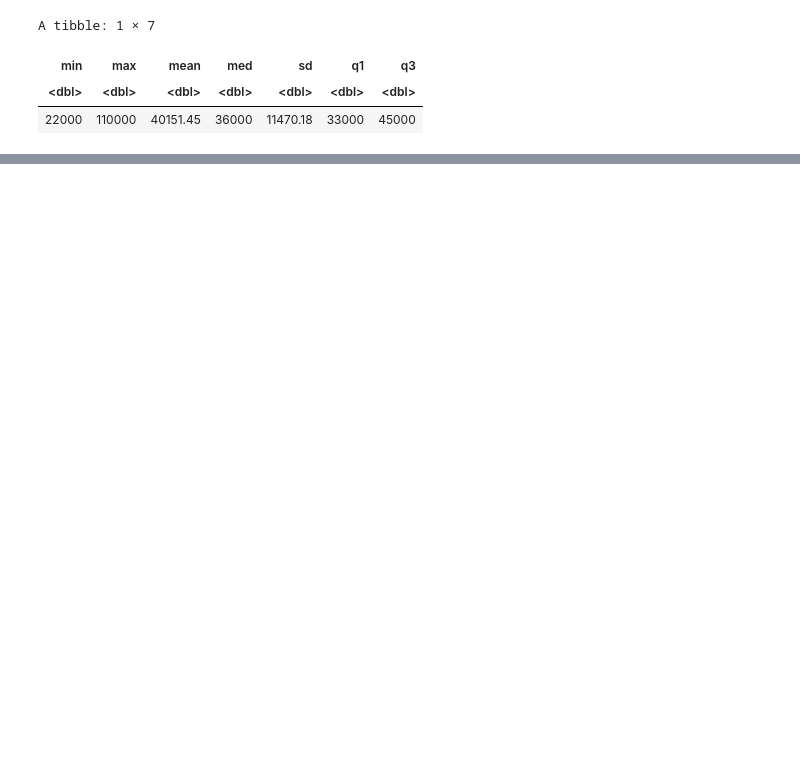
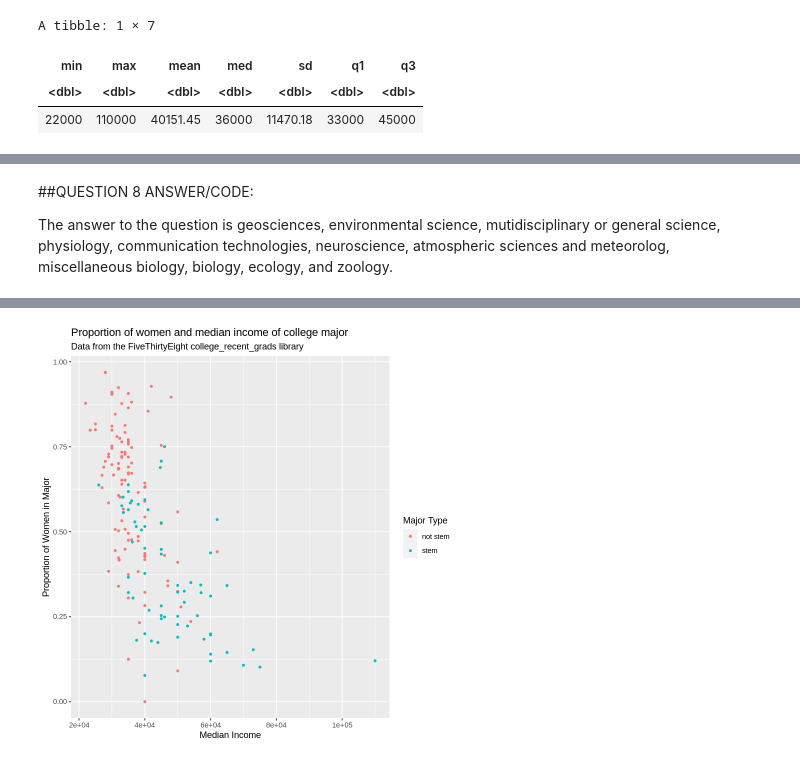
Before and after one commit to KyleSprague/DCS_210, a Jupyter notebook: Project_3.ipynb, the cells around one changed output, grey strips where cells are left out. Saved outputs shown, nothing was run; the diff lists cells and outputs as text; code cells hidden in the pictures; blank space fills up the shorter version.

```diff
--- a/Project_3.ipynb
+++ b/Project_3.ipynb
@@ -200,0 +272,10 @@ min	max	mean	med	sd	q1	q3
+# %%
+stem_categories <- c("Biology & Life Science",
+  "Computers & Mathematics",
+  "Engineering",
+  "Physical Sciences")
+# %%
+college_recent_grads <- college_recent_grads %>%
+  mutate(major_type = ifelse(major_category %in% stem_categories, "stem", "not stem"))
+
+college_recent_grads
@@ -200,0 +345,14 @@ min	max	mean	med	sd	q1	q3
+# %% [markdown]
+##QUESTION 8 ANSWER/CODE:
+
+The answer to the question is geosciences, environmental science, mutidisciplinary or general science, physiology, communication technologies, neuroscience, atmospheric sciences and meteorolog, miscellaneous biology, biology, ecology, and zoology.
+# %%
+ggplot(data = college_recent_grads,
+       mapping = aes(x = median, y = sharewomen,
+                     colour = major_type)) +
+  geom_point(size = 1) +
+  labs(title = "Proportion of women and median income of college major",
+       subtitle = "Data from the FiveThirtyEight college_recent_grads library",
+       x = "Median Income", y = "Proportion of Women in Major",
+       colour = "Major Type")
+# %% [output]
@@ -200,0 +361 @@ min	max	mean	med	sd	q1	q3
+[figure, added]
```
Also changed, not shown: parts of 18 cells of this notebook.
